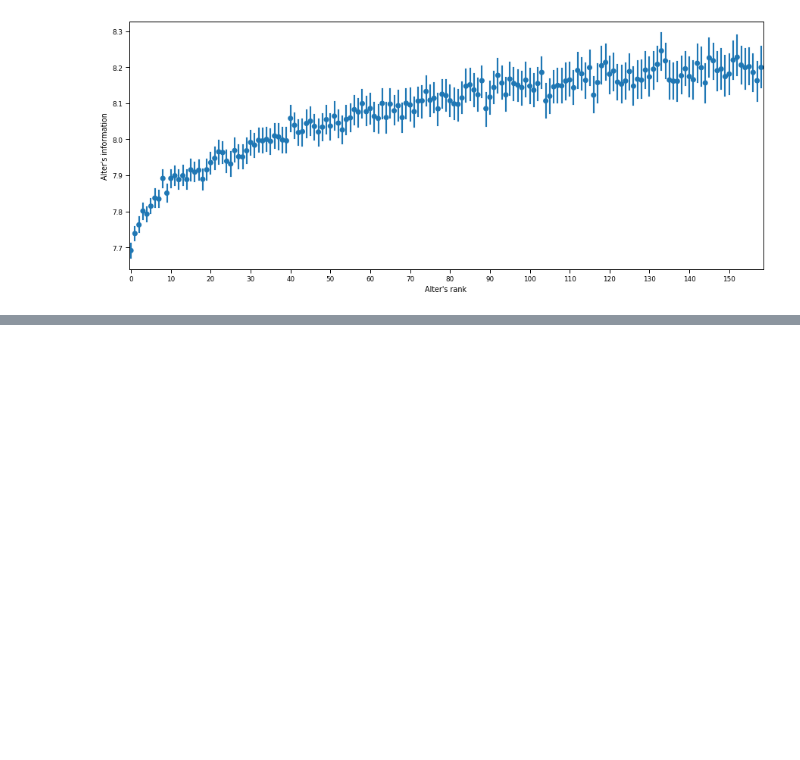
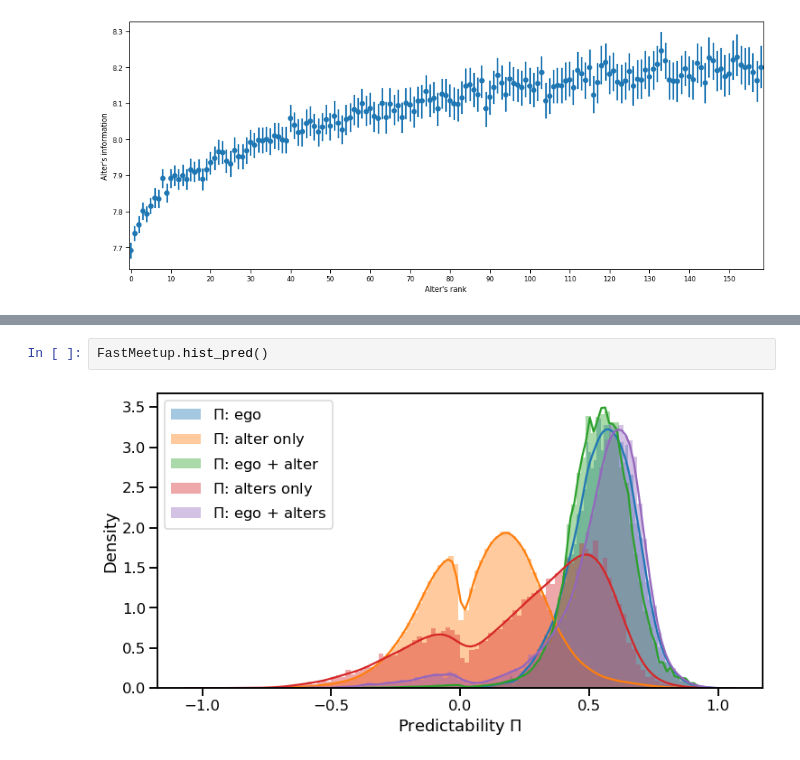
Before and after one commit to Magica-Chen/social-predictability, a Jupyter notebook: MeetupStrategy-Report.ipynb, the cells around one changed output, grey strips where cells are left out. Saved outputs shown, nothing was run; the diff lists cells and outputs as text; blank space fills up the shorter version.

```diff
--- a/MeetupStrategy-Report.ipynb
+++ b/MeetupStrategy-Report.ipynb
@@ -257,0 +276,4 @@ ax.set(xlabel='Alter\'s rank', ylabel='Alter\'s information')
+# %%
+FastMeetup.hist_pred()
+# %% [output]
+[figure, added]
```
Also changed, not shown: parts of 25 cells of this notebook, 1 other file.
